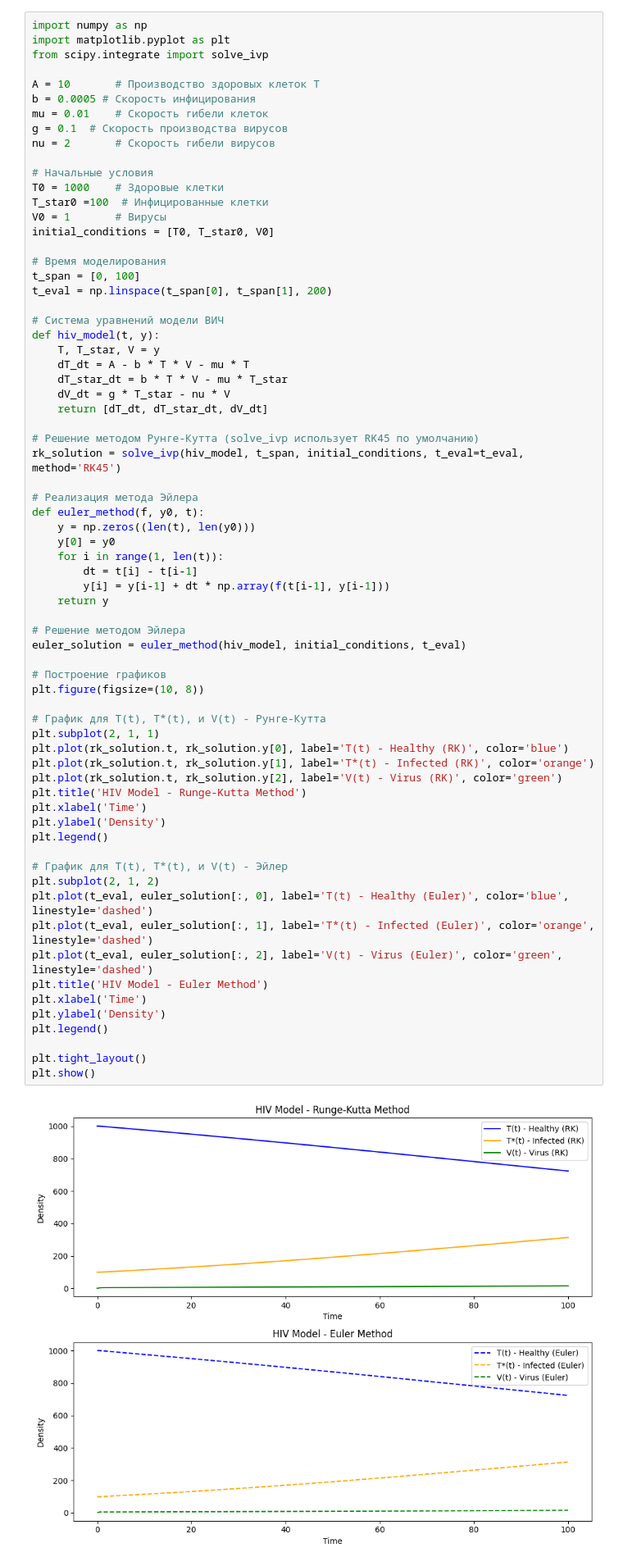
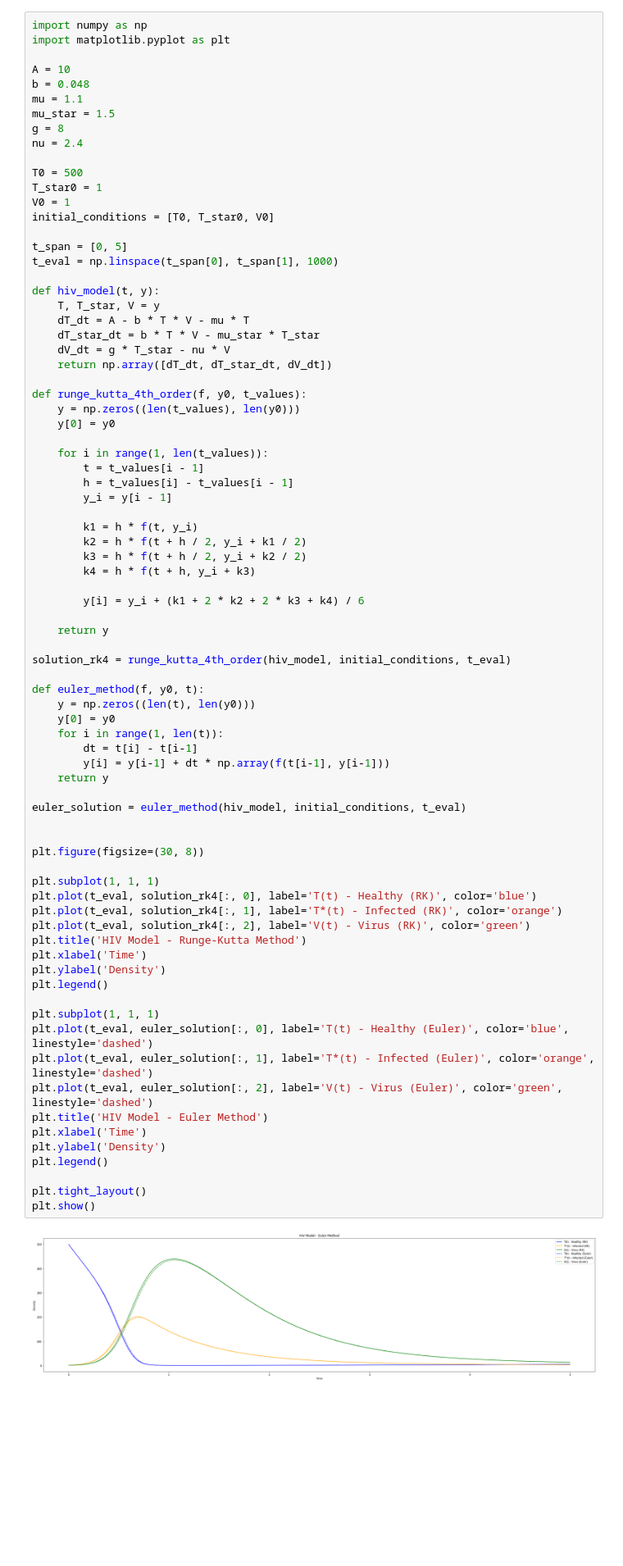
Before and after one commit to aidarsanat/Maths-and-Bio, a Jupyter notebook: task6.ipynb, the cells around one changed output. Shown at 82% size. Drawn from its saved outputs; the diff is of its cells as text; blank space fills up the shorter version.

```diff
--- a/task6.ipynb
+++ b/task6.ipynb
@@ -1,72 +1,82 @@
 # %%
 import numpy as np
 import matplotlib.pyplot as plt
-from scipy.integrate import solve_ivp
 
-A = 10       # Производство здоровых клеток T
-b = 0.0005 # Скорость инфицирования
-mu = 0.01    # Скорость гибели клеток
-g = 0.1  # Скорость производства вирусов
-nu = 2       # Скорость гибели вирусов
+A = 10
+b = 0.048
+mu = 1.1
+mu_star = 1.5
+g = 8
+nu = 2.4
 
-# Начальные условия
-T0 = 1000    # Здоровые клетки
-T_star0 =100  # Инфицированные клетки
-V0 = 1       # Вирусы
+T0 = 500
+T_star0 = 1
+V0 = 1
 initial_conditions = [T0, T_star0, V0]
 
-# Время моделирования
-t_span = [0, 100]
-t_eval = np.linspace(t_span[0], t_span[1], 200)
+t_span = [0, 5]
+t_eval = np.linspace(t_span[0], t_span[1], 1000)
 
-# Система уравнений модели ВИЧ
 def hiv_model(t, y):
     T, T_star, V = y
     dT_dt = A - b * T * V - mu * T
-    dT_star_dt = b * T * V - mu * T_star
+    dT_star_dt = b * T * V - mu_star * T_star
     dV_dt = g * T_star - nu * V
-    return [dT_dt, dT_star_dt, dV_dt]
+    return np.array([dT_dt, dT_star_dt, dV_dt])
 
-# Решение методом Рунге-Кутта (solve_ivp использует RK45 по умолчанию)
-rk_solution = solve_ivp(hiv_model, t_span, initial_conditions, t_eval=t_eval, method='RK45')
+def runge_kutta_4th_order(f, y0, t_values):
+    y = np.zeros((len(t_values), len(y0)))
+    y[0] = y0
 
-# Реализация метода Эйлера
+    for i in range(1, len(t_values)):
+        t = t_values[i - 1]
+        h = t_values[i] - t_values[i - 1]
+        y_i = y[i - 1]
+
+        k1 = h * f(t, y_i)
+        k2 = h * f(t + h / 2, y_i + k1 / 2)
+        k3 = h * f(t + h / 2, y_i + k2 / 2)
+        k4 = h * f(t + h, y_i + k3)
+
+        y[i] = y_i + (k1 + 2 * k2 + 2 * k3 + k4) / 6
+
+    return y
+
+solution_rk4 = runge_kutta_4th_order(hiv_model, initial_conditions, t_eval)
+
 def euler_method(f, y0, t):
     y = np.zeros((len(t), len(y0)))
     y[0] = y0
     for i in range(1, len(t)):
         dt = t[i] - t[i-1]
         y[i] = y[i-1] + dt * np.array(f(t[i-1], y[i-1]))
     return y
 
-# Решение методом Эйлера
 euler_solution = euler_method(hiv_model, initial_conditions, t_eval)
 
-# Построение графиков
-plt.figure(figsize=(10, 8))
 
-# График для T(t), T*(t), и V(t) - Рунге-Кутта
-plt.subplot(2, 1, 1)
-plt.plot(rk_solution.t, rk_solution.y[0], label='T(t) - Healthy (RK)', color='blue')
-plt.plot(rk_solution.t, rk_solution.y[1], label='T*(t) - Infected (RK)', color='orange')
-plt.plot(rk_solution.t, rk_solution.y[2], label='V(t) - Virus (RK)', color='green')
+plt.figure(figsize=(30, 8))
+
+plt.subplot(1, 1, 1)
+plt.plot(t_eval, solution_rk4[:, 0], label='T(t) - Healthy (RK)', color='blue')
+plt.plot(t_eval, solution_rk4[:, 1], label='T*(t) - Infected (RK)', color='orange')
+plt.plot(t_eval, solution_rk4[:, 2], label='V(t) - Virus (RK)', color='green')
 plt.title('HIV Model - Runge-Kutta Method')
 plt.xlabel('Time')
 plt.ylabel('Density')
 plt.legend()
 
-# График для T(t), T*(t), и V(t) - Эйлер
-plt.subplot(2, 1, 2)
+plt.subplot(1, 1, 1)
 plt.plot(t_eval, euler_solution[:, 0], label='T(t) - Healthy (Euler)', color='blue', linestyle='dashed')
 plt.plot(t_eval, euler_solution[:, 1], label='T*(t) - Infected (Euler)', color='orange', linestyle='dashed')
 plt.plot(t_eval, euler_solution[:, 2], label='V(t) - Virus (Euler)', color='green', linestyle='dashed')
 plt.title('HIV Model - Euler Method')
 plt.xlabel('Time')
 plt.ylabel('Density')
 plt.legend()
 
 plt.tight_layout()
 plt.show()
 # %% [output]
-[figure, old version]
+[figure, new version]
 # %%
```
Also changed, not shown: parts of 1 cell of this notebook.
